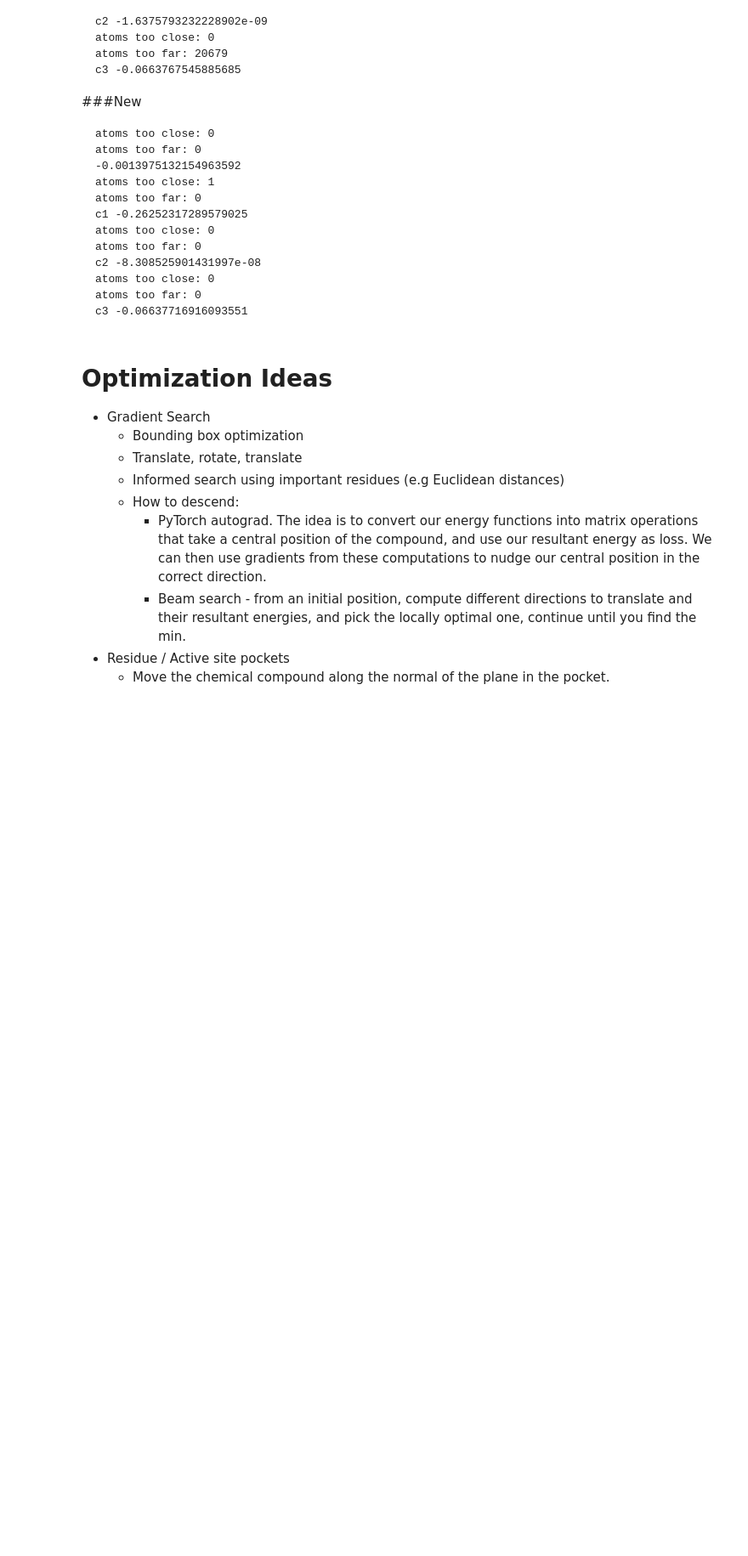
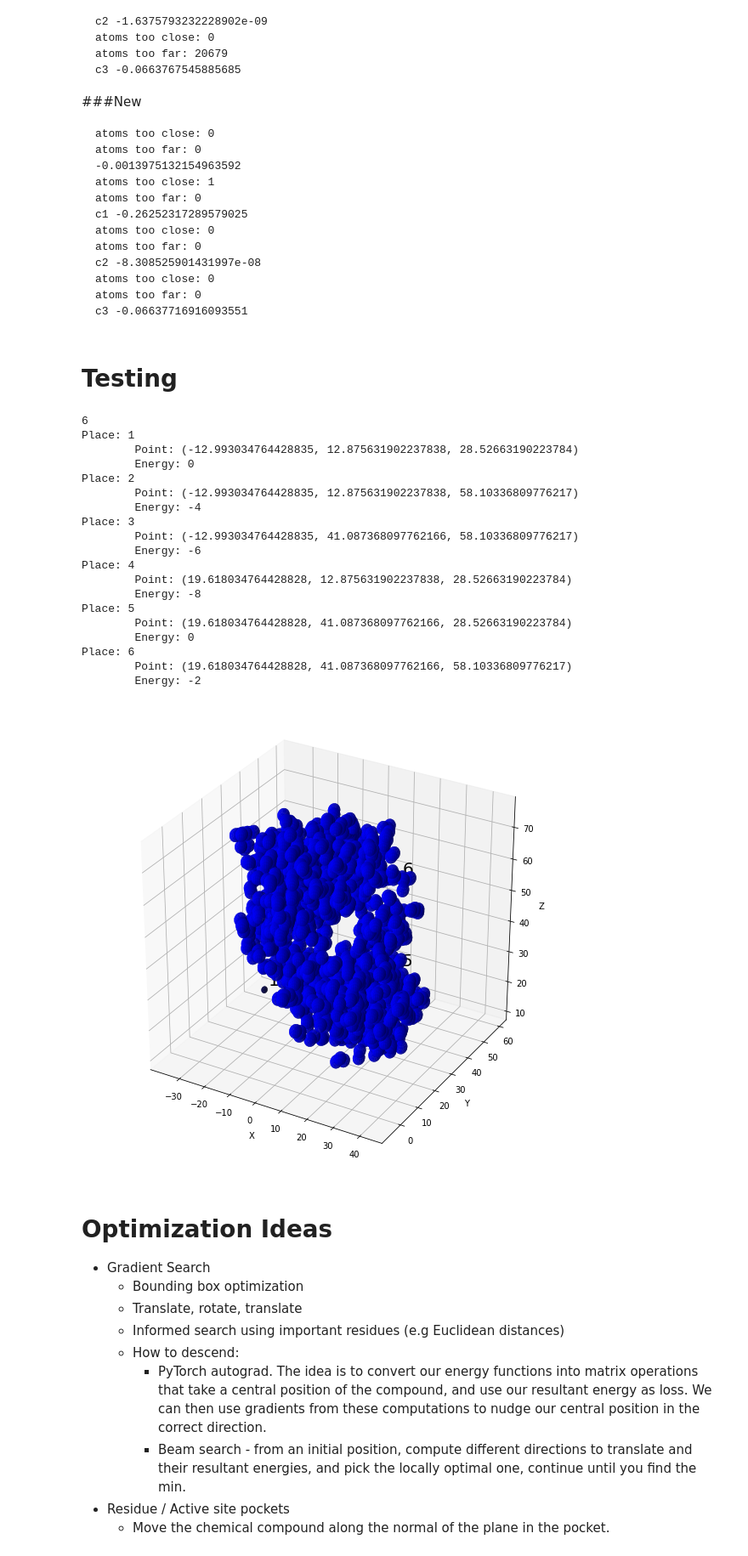
Before and after one commit to savpatpanda/protein, a Jupyter notebook: notebook.ipynb, the cells around one changed output. Shown: that part at 85% size. Drawn from its saved outputs; the diff is of its cells as text; code cells hidden in the pictures; blank space fills up the shorter version.

````diff
--- a/notebook.ipynb
+++ b/notebook.ipynb
@@ -438,7 +444,7 @@ def distance(atom, x, y, z):
   x2, y2, z2 = atom.position
   return np.sqrt((x2-x)**2 + (y2-y)**2 + (z2-z)**2)
 
-def sampleSpace(prot, chem):
+def sampleSpace(prot, chem, pts):
   _, _, vertices = boundingBox(prot)
   _, _, chemicalVertices = boundingBox(chem)
   x, y, z = chemicalVertices
@@ -451,8 +457,7 @@ def sampleSpace(prot, chem):
 
   A = 0.8 #angstroms minimum distance from protein surface
   B = maxdistance / 2 #angstroms maximum distance from protein surface to conisder
-  points = 5
-
+  points = pts
 
   for x in np.linspace(vertices[0][0] - B, vertices[0][1] + B, points):
     for y in np.linspace(vertices[1][0] - B, vertices[1][1] + B, points):
@@ -581,6 +588,49 @@ atoms too close: 0
 atoms too far: 0
 c3 -0.06637716916093551
 ```
+# %% [markdown]
+# Testing
+# %%
+def getAndPlotRotationallyOptimizedPositions():
+  originChemicalAtoms = Compound(chemicalCompoundAtoms).toOrigin()
+  finalTestPoints = sampleSpace(proteinAtoms, originChemicalAtoms, 4)
+  print(len(finalTestPoints))
+  points, numOfRots = [], []
+  for trans in [atom.position for atom in finalTestPoints]:
+    testChemicalAtomsTrans = translateAtoms(originChemicalAtoms,trans)
+    configs, intensities = rotationSearch(proteinAtoms, Compound(testChemicalAtomsTrans), 2)
+    count = 0
+    for intense in intensities:
+      if intense < -0.006:
+        count -= 1
+    points.append(trans)
+    numOfRots.append(count)
+  return visualizeLeaders(list(zip(points,numOfRots)))
+
+fig, ax = getAndPlotRotationallyOptimizedPositions()
+plot3d(proteinAtoms, fig = fig, ax = ax, color = 'blue')
+fig.show()
+# %% [output]
+6
+Place: 1
+        Point: (-12.993034764428835, 12.875631902237838, 28.52663190223784)
+        Energy: 0
+Place: 2
+        Point: (-12.993034764428835, 12.875631902237838, 58.10336809776217)
+        Energy: -4
+Place: 3
+        Point: (-12.993034764428835, 41.087368097762166, 58.10336809776217)
+        Energy: -6
+Place: 4
+        Point: (19.618034764428828, 12.875631902237838, 28.52663190223784)
+        Energy: -8
+Place: 5
+        Point: (19.618034764428828, 41.087368097762166, 28.52663190223784)
+        Energy: 0
+Place: 6
+        Point: (19.618034764428828, 41.087368097762166, 58.10336809776217)
+        Energy: -2
+[figure, added]
 # %% [markdown]
 # Optimization Ideas
 - Gradient Search
````
Also changed, not shown: parts of 3 cells of this notebook.
